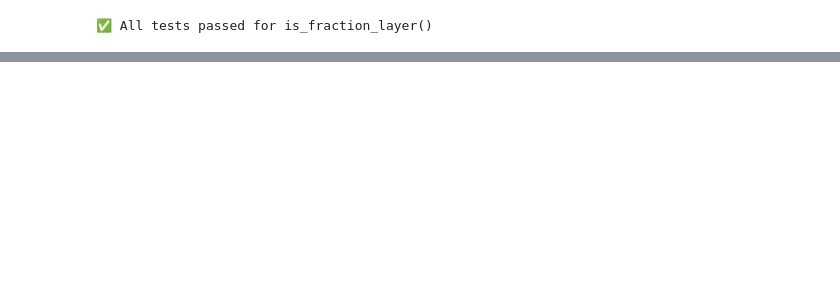
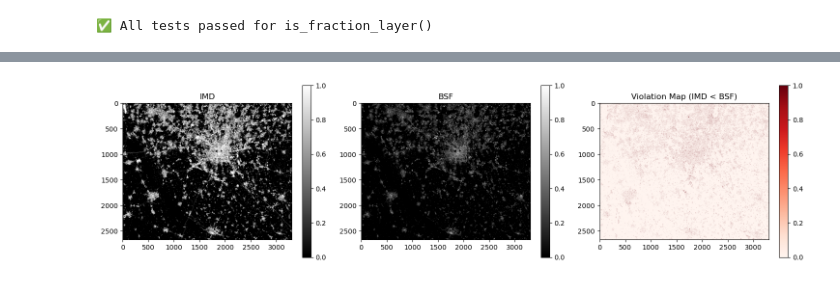
Before and after one commit to AmirDonyadide/LayerAlterator, a Jupyter notebook: test_functions.ipynb, the cells around one changed output, grey strips where cells are left out. Cells and saved outputs as stored; diff of their text form; code cells hidden in the pictures; blank space fills up the shorter version.

```diff
--- a/test_functions.ipynb
+++ b/test_functions.ipynb
@@ -452,0 +646,44 @@ TypeError: ufunc 'isnan' not supported for the input types, and the inputs could
+# %%
+# Function 10: check_imd_bsf_consistency
+
+# --- Define test folder ---
+output_folder = "test_data/fun_10/output"
+imd_path = os.path.join(output_folder, "IMD_pct.tif")
+bsf_path = os.path.join(output_folder, "BSF_pct.tif")
+
+# --- Run the check ---
+check_imd_bsf_consistency(output_folder)
+
+# --- Optional: Visualize where IMD < BSF ---
+def visualize_imd_bsf_violations(imd_path, bsf_path):
+    with rasterio.open(imd_path) as src_imd, rasterio.open(bsf_path) as src_bsf:
+        imd = src_imd.read(1)
+        bsf = src_bsf.read(1)
+
+    # Identify violations
+    invalid = (imd < bsf) & (~np.isnan(imd)) & (~np.isnan(bsf))
+
+    if not np.any(invalid):
+        print("✅ No violations to visualize.")
+        return
+
+    fig, axs = plt.subplots(1, 3, figsize=(15, 4))
+
+    im0 = axs[0].imshow(imd, cmap="gray", vmin=0, vmax=1)
+    axs[0].set_title("IMD")
+    plt.colorbar(im0, ax=axs[0])
+
+    im1 = axs[1].imshow(bsf, cmap="gray", vmin=0, vmax=1)
+    axs[1].set_title("BSF")
+    plt.colorbar(im1, ax=axs[1])
+
+    im2 = axs[2].imshow(invalid, cmap="Reds")
+    axs[2].set_title("Violation Map (IMD < BSF)")
+    plt.colorbar(im2, ax=axs[2])
+
+    plt.tight_layout()
+    plt.show()
+
+# --- Visual inspection ---
+visualize_imd_bsf_violations(imd_path, bsf_path)
+# %% [output]
@@ -452,0 +691 @@ TypeError: ufunc 'isnan' not supported for the input types, and the inputs could
+[figure, added]
```
Also changed, not shown: parts of 5 cells of this notebook, 48 other files.
